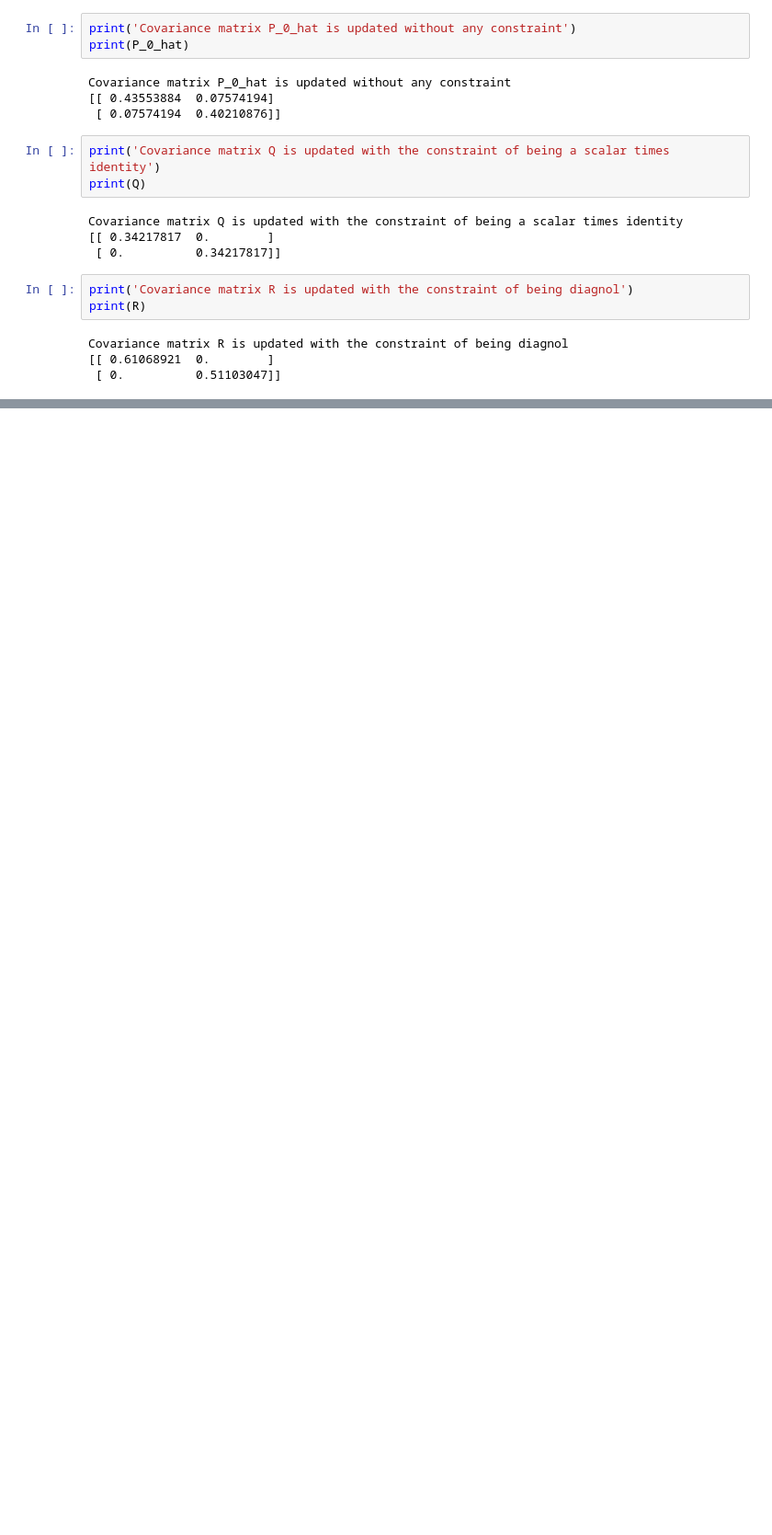
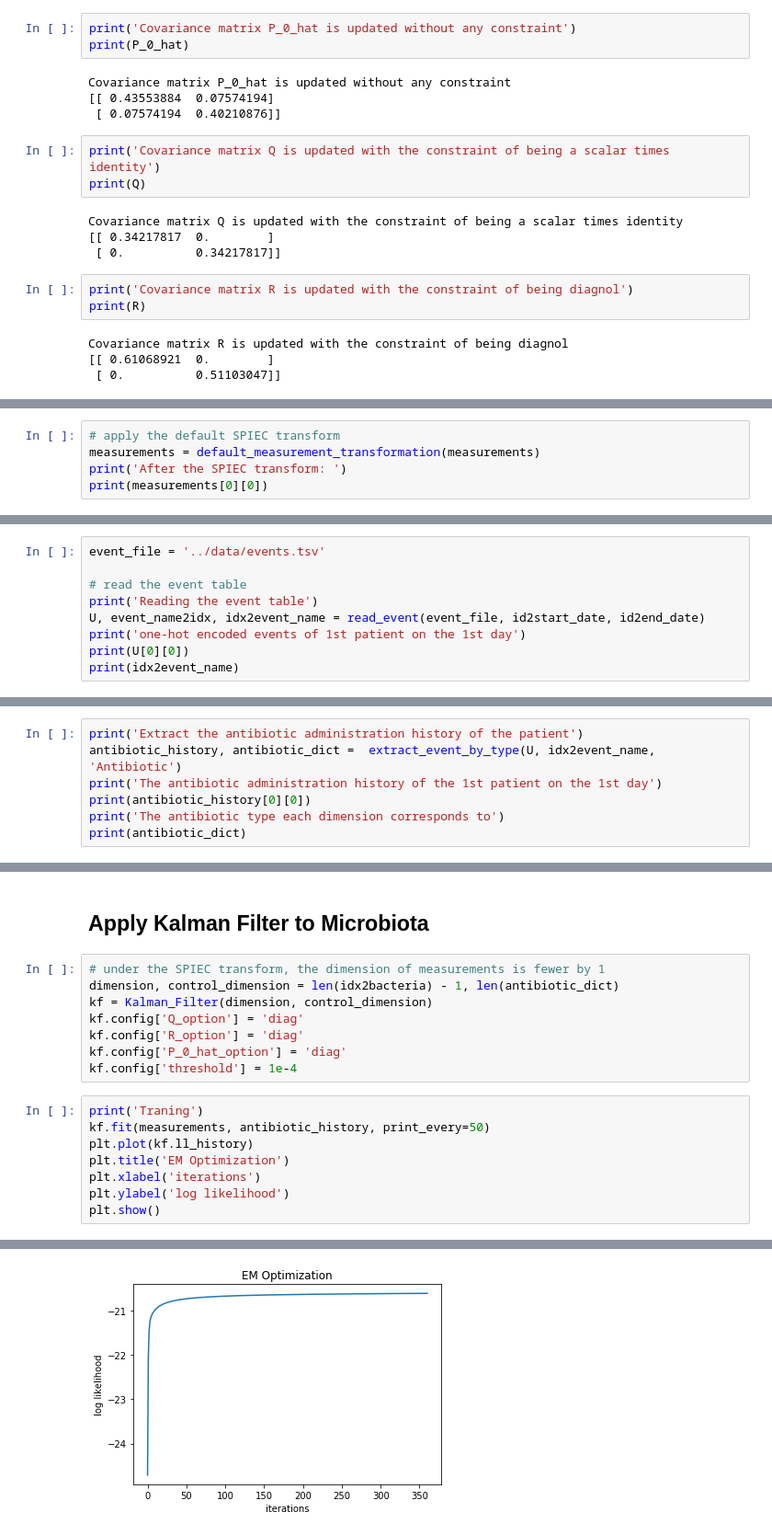
Before and after one commit to priyatharsan/Kalman-Filter-Intestinal-Microbiota, a Jupyter notebook: Demo.ipynb, the cells around one changed output, grey strips where cells are left out. Shown at 92% size. Saved outputs shown, nothing was run; the diff lists cells and outputs as text; blank space fills up the shorter version.

```diff
--- a/Demo.ipynb
+++ b/Demo.ipynb
@@ -222,0 +264,5 @@ Covariance matrix R is updated with the constraint of being diagnol
+# %%
+# apply the default SPIEC transform
+measurements = default_measurement_transformation(measurements)
+print('After the SPIEC transform: ')
+print(measurements[0][0])
@@ -222,0 +275,9 @@ Covariance matrix R is updated with the constraint of being diagnol
+# %%
+event_file = '../data/events.tsv'
+
+# read the event table
+print('Reading the event table')
+U, event_name2idx, idx2event_name = read_event(event_file, id2start_date, id2end_date)
+print('one-hot encoded events of 1st patient on the 1st day')
+print(U[0][0])
+print(idx2event_name)
@@ -222,0 +290,7 @@ Covariance matrix R is updated with the constraint of being diagnol
+# %%
+print('Extract the antibiotic administration history of the patient')
+antibiotic_history, antibiotic_dict =  extract_event_by_type(U, idx2event_name, 'Antibiotic')
+print('The antibiotic administration history of the 1st patient on the 1st day')
+print(antibiotic_history[0][0])
+print('The antibiotic type each dimension corresponds to')
+print(antibiotic_dict)
@@ -222,0 +326,19 @@ Covariance matrix R is updated with the constraint of being diagnol
+# %% [markdown]
+## Apply Kalman Filter to Microbiota
+# %%
+# under the SPIEC transform, the dimension of measurements is fewer by 1
+dimension, control_dimension = len(idx2bacteria) - 1, len(antibiotic_dict)
+kf = Kalman_Filter(dimension, control_dimension)
+kf.config['Q_option'] = 'diag'
+kf.config['R_option'] = 'diag'
+kf.config['P_0_hat_option'] = 'diag'
+kf.config['threshold'] = 1e-4
+# %%
+print('Traning')
+kf.fit(measurements, antibiotic_history, print_every=50)
+plt.plot(kf.ll_history)
+plt.title('EM Optimization')
+plt.xlabel('iterations')
+plt.ylabel('log likelihood')
+plt.show()
+# %% [output]
@@ -222,0 +354 @@ Covariance matrix R is updated with the constraint of being diagnol
+[figure, added]
```
Also changed, not shown: parts of 15 cells of this notebook, 4 other files.
